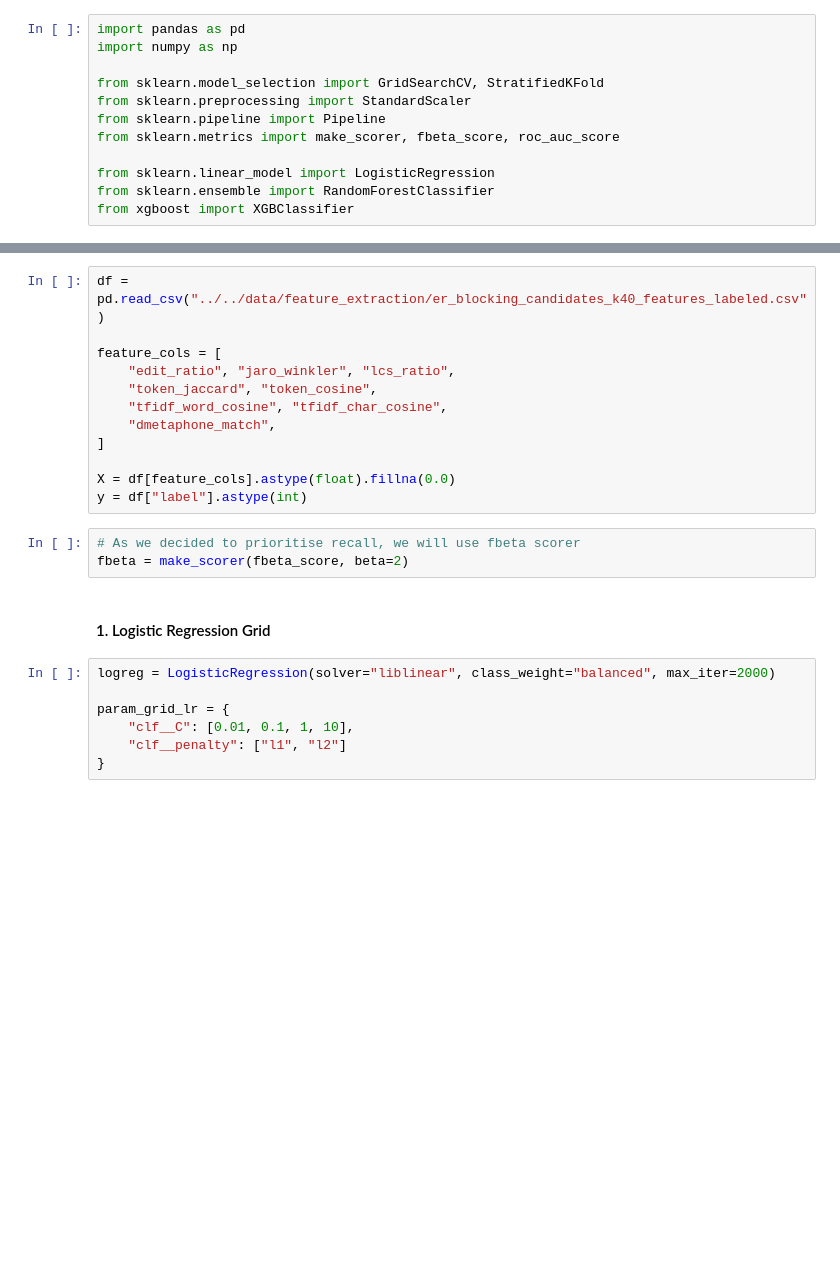
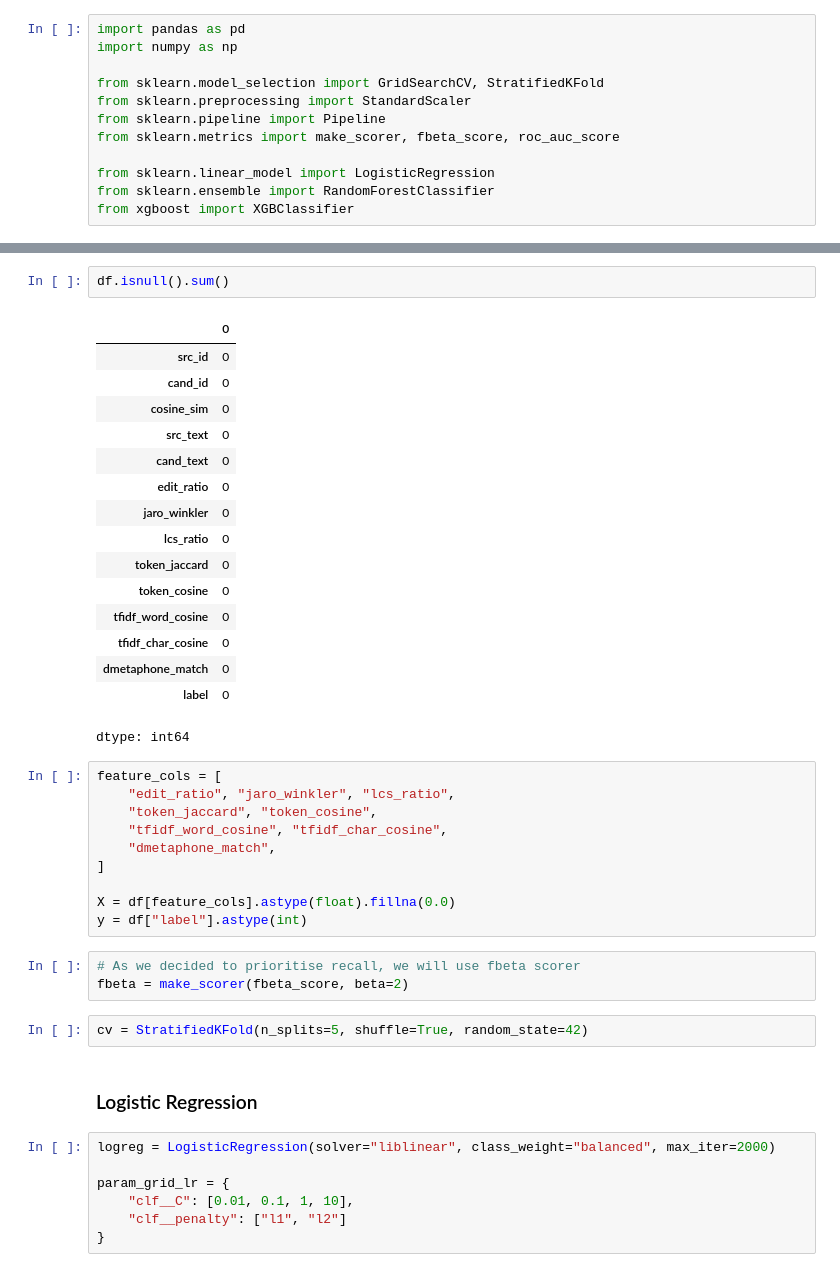
Before and after one commit to cakonchevat/ER_Project, a Jupyter notebook: src/classifier/hyperparameter_tuning.ipynb, the cells around one changed output, grey strips where cells are left out. Cells and saved outputs as stored; diff of their text form; blank space fills up the shorter version.

```diff
--- a/src/classifier/hyperparameter_tuning.ipynb
+++ b/src/classifier/hyperparameter_tuning.ipynb
@@ -15,6 +32,23 @@ from xgboost import XGBClassifier
+# %%
+df.isnull().sum()
+# %% [output]
+|  | 0 |
+| src_id | 0 |
+| cand_id | 0 |
+| cosine_sim | 0 |
+| src_text | 0 |
+| cand_text | 0 |
+| edit_ratio | 0 |
+| jaro_winkler | 0 |
+| lcs_ratio | 0 |
+| token_jaccard | 0 |
+| token_cosine | 0 |
+| tfidf_word_cosine | 0 |
+| tfidf_char_cosine | 0 |
+| dmetaphone_match | 0 |
+| label | 0 |
+dtype: int64
 # %%
-df = pd.read_csv("../../data/feature_extraction/er_blocking_candidates_k40_features_labeled.csv")
-
 feature_cols = [
     "edit_ratio", "jaro_winkler", "lcs_ratio",
     "token_jaccard", "token_cosine",
@@ -27,8 +61,10 @@ y = df["label"].astype(int)
 # %%
 # As we decided to prioritise recall, we will use fbeta scorer
 fbeta = make_scorer(fbeta_score, beta=2)
+# %%
+cv = StratifiedKFold(n_splits=5, shuffle=True, random_state=42)
 # %% [markdown]
-#### 1. Logistic Regression Grid
+### Logistic Regression
 # %%
 logreg = LogisticRegression(solver="liblinear", class_weight="balanced", max_iter=2000)
 
```
Also changed, not shown: parts of 16 cells of this notebook, 43 other files.
